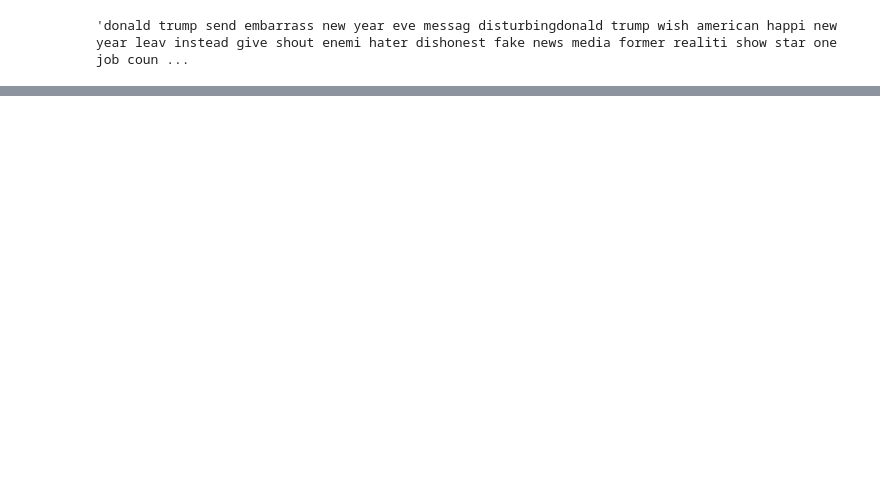
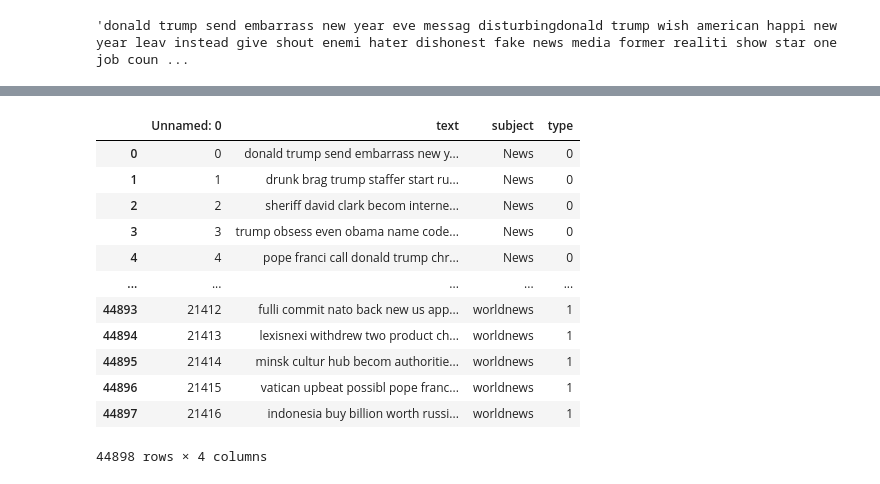
Before and after one commit to Zimi1214/Epsilon-Final-Project, a Jupyter notebook: Final_Project.ipynb, the cells around one changed output, grey strips where cells are left out. Drawn from its saved outputs; the diff is of its cells as text; code cells hidden in the pictures; blank space fills up the shorter version.

```diff
--- a/Final_Project.ipynb
+++ b/Final_Project.ipynb
@@ -224,0 +248,17 @@ downloaded.GetContentFile('clean.csv')
+# %%
+df=pd.read_csv('/content/drive/My Drive/Data Science/clean.csv')
+df
+# %% [output]
+|  | Unnamed: 0 | text | subject | type |
+| 0 | 0 | donald trump send embarrass new y... | News | 0 |
+| 1 | 1 | drunk brag trump staffer start ru... | News | 0 |
+| 2 | 2 | sheriff david clark becom interne... | News | 0 |
+| 3 | 3 | trump obsess even obama name code... | News | 0 |
+| 4 | 4 | pope franci call donald trump chr... | News | 0 |
+| ... | ... | ... | ... | ... |
+| 44893 | 21412 | fulli commit nato back new us app... | worldnews | 1 |
+| 44894 | 21413 | lexisnexi withdrew two product ch... | worldnews | 1 |
+| 44895 | 21414 | minsk cultur hub becom authoritie... | worldnews | 1 |
+| 44896 | 21415 | vatican upbeat possibl pope franc... | worldnews | 1 |
+| 44897 | 21416 | indonesia buy billion worth russi... | worldnews | 1 |
+44898 rows × 4 columns
```
Also changed, not shown: parts of 18 cells of this notebook.
